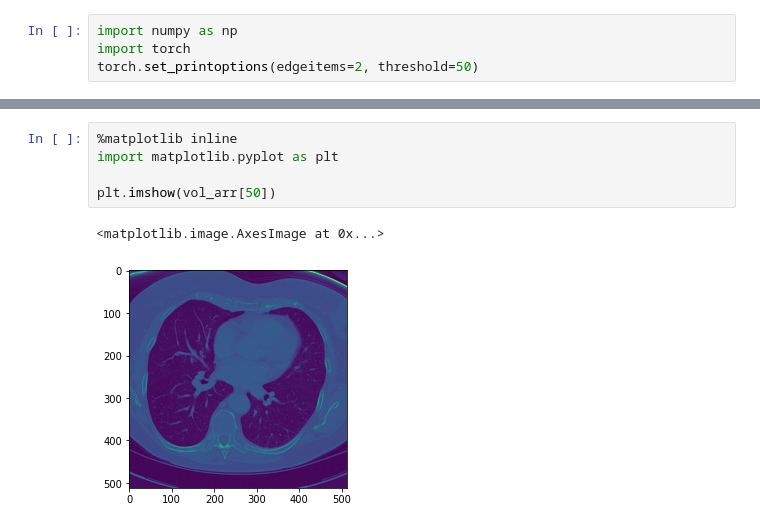
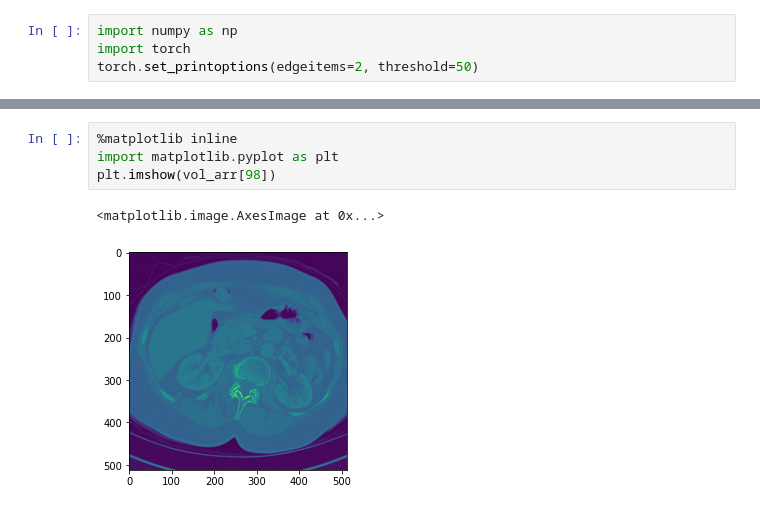
Before and after one commit to Nidarshan619/pytorch-beginner, a Jupyter notebook: DLinPytorch_Book/p1ch4/2_volumetric_ct.ipynb, the cells around one changed output, grey strips where cells are left out. Drawn from its saved outputs; the diff is of its cells as text.

```diff
--- a/DLinPytorch_Book/p1ch4/2_volumetric_ct.ipynb
+++ b/DLinPytorch_Book/p1ch4/2_volumetric_ct.ipynb
@@ -36,8 +35,7 @@ torch.Size([1, 99, 512, 512])
 # %%
 %matplotlib inline
 import matplotlib.pyplot as plt
-
-plt.imshow(vol_arr[50])
+plt.imshow(vol_arr[98])
 # %% [output]
 <matplotlib.image.AxesImage at 0x...>
-[figure, old version]
+[figure, new version]
```
Also changed, not shown: parts of 2 cells of this notebook.
